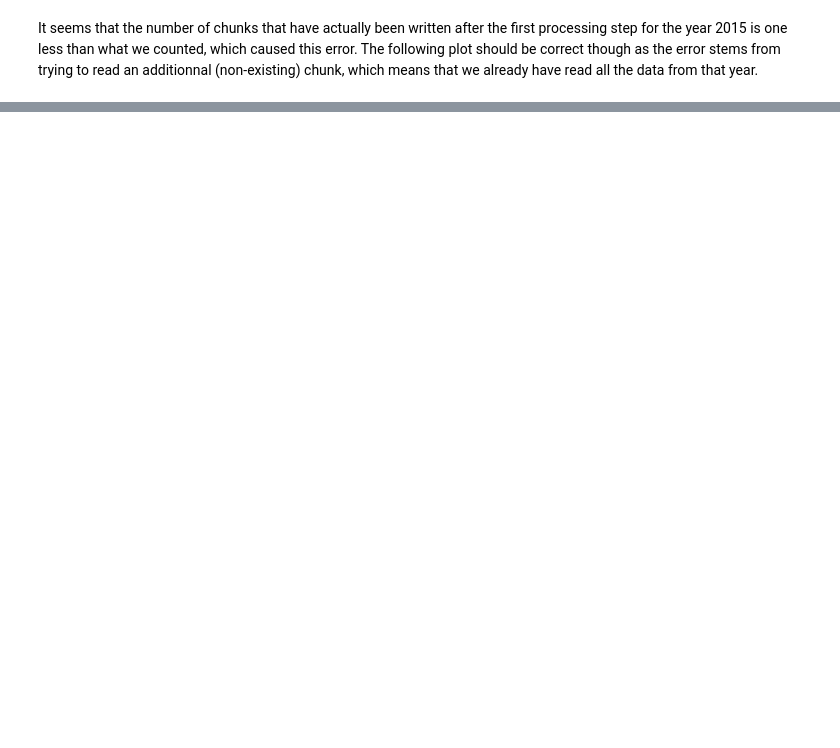
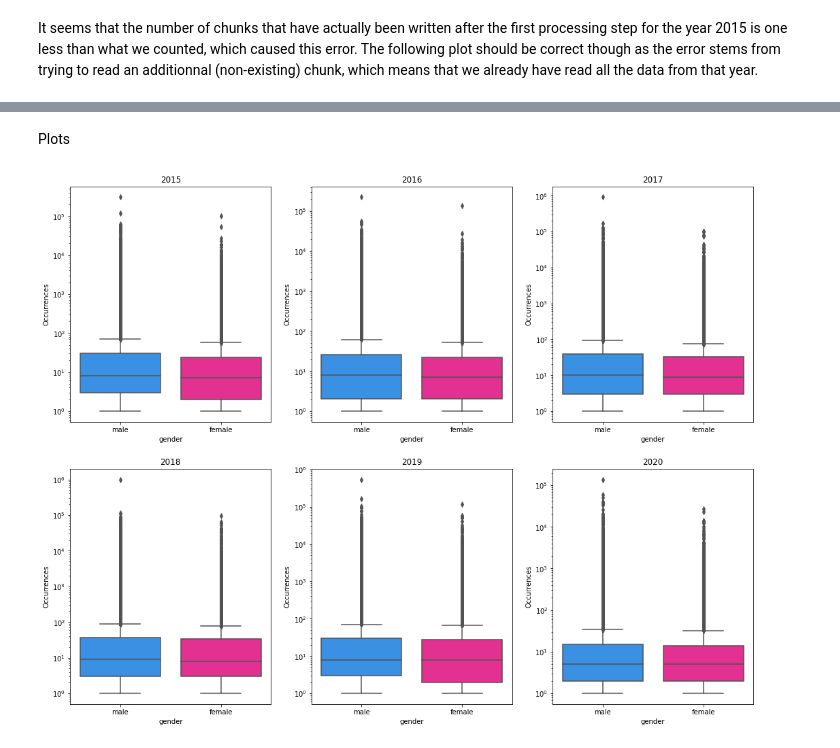
Before and after one commit to epfl-ada/ada-2021-project-adata-scientists, a Jupyter notebook: milestone2.ipynb, the cells around one changed output, grey strips where cells are left out. Drawn from its saved outputs; the diff is of its cells as text; code cells hidden in the pictures; blank space fills up the shorter version.

```diff
--- a/milestone2.ipynb
+++ b/milestone2.ipynb
@@ -451,0 +539,13 @@ It seems that the number of chunks that have actually been written after the fir
+# %%
+for index,year in enumerate(years) :
+  path_to_sfile = '/content/drive/MyDrive/Results/quotes-'+year+'_processed_merged.pkl'
+
+  unique_chunk = pd.DataFrame()
+
+  with open(path_to_sfile, 'rb') as f:
+    for chunk_idx in range(n_chunks[index]):
+      chunk = pkl.load(f)
+      unique_chunk_new = chunk.groupby("qids",as_index=False)[["numOccurrences","qids"]].agg("sum")
+      unique_chunk = unique_chunk.append(pd.DataFrame(unique_chunk_new))
+  unique_chunk = unique_chunk.groupby("qids",as_index=False)[["numOccurrences","qids"]].agg("sum")
+  unique_person[index] = unique_person[index].merge(unique_chunk,on="qids")
@@ -451,0 +554,9 @@ It seems that the number of chunks that have actually been written after the fir
+# %%
+copy=unique_person.copy()
+for index in range (6):
+  tab=copy[index]
+  tab=tab.sort_values("numOccurrences", ascending=False)
+  tab=tab.iloc[0:100,]
+  copy[index]=tab
+  print((years[index]))
+  print((copy[index]))
@@ -451,0 +581,7 @@ It seems that the number of chunks that have actually been written after the fir
+# %%
+data=copy.copy()
+
+for index in range(6):
+  tab=data[index]
+  tab=tab.groupby('gender')[['qids']].agg('count')
+  data[index]=pd.DataFrame(tab)
@@ -451,0 +610,16 @@ It seems that the number of chunks that have actually been written after the fir
+# %% [markdown]
+Plots
+# %%
+fig, axs = plt.subplots(2,3, figsize=(18,14))
+my_colors = ['dodgerblue', 'deeppink']
+sns.set_palette( my_colors )
+
+for i,ax,year in zip(range(6),axs.flatten(),years) :
+  tab = unique_person[i]
+  tab = tab[(tab.gender=="male") | (tab.gender=="female")]
+  sns.boxplot(x="gender",y="numOccurrences",data=tab,ax=ax,order=["male","female"])
+  ax.set_ylabel("Occurrences")
+  ax.set_title(year)
+  ax.set_yscale('log')
+# %% [output]
+[figure, added]
```
Also changed, not shown: parts of 111 cells of this notebook.
